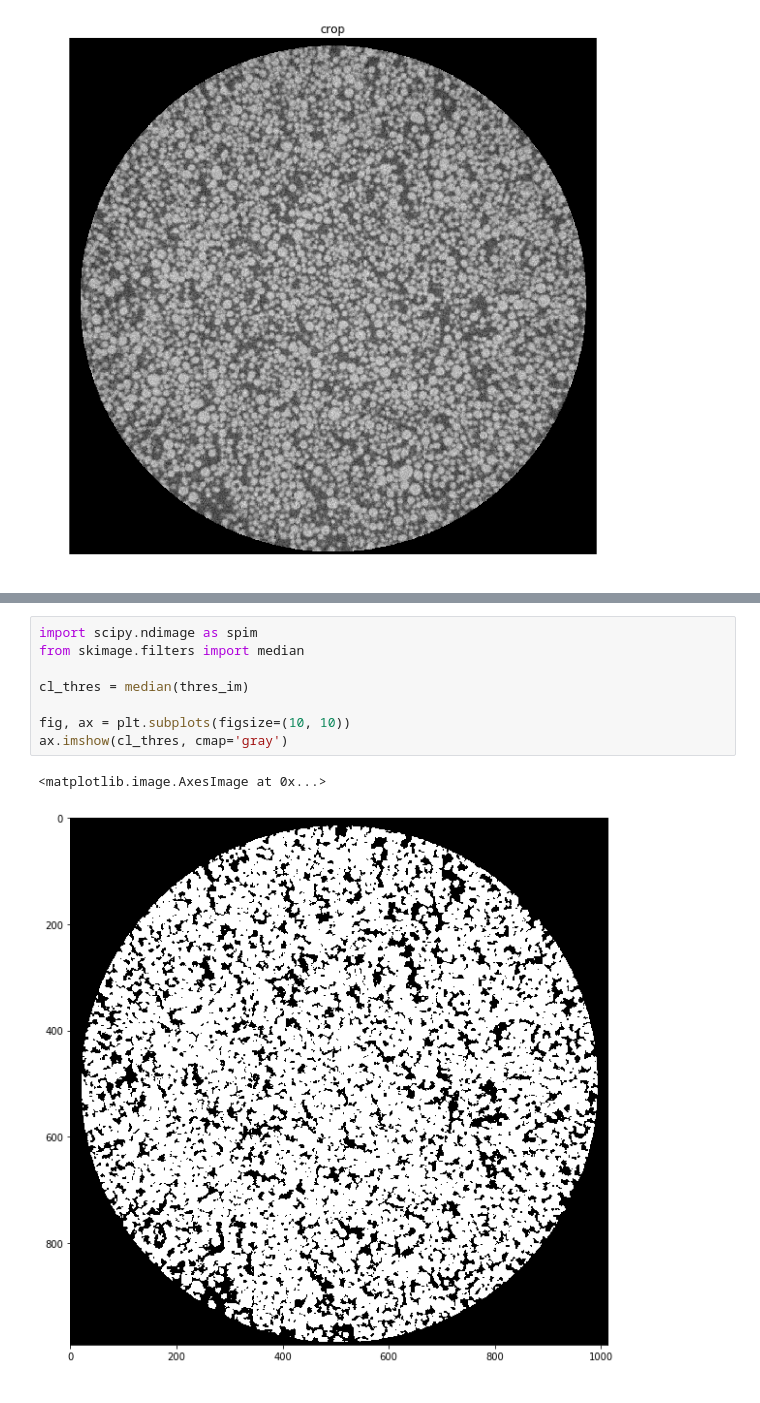
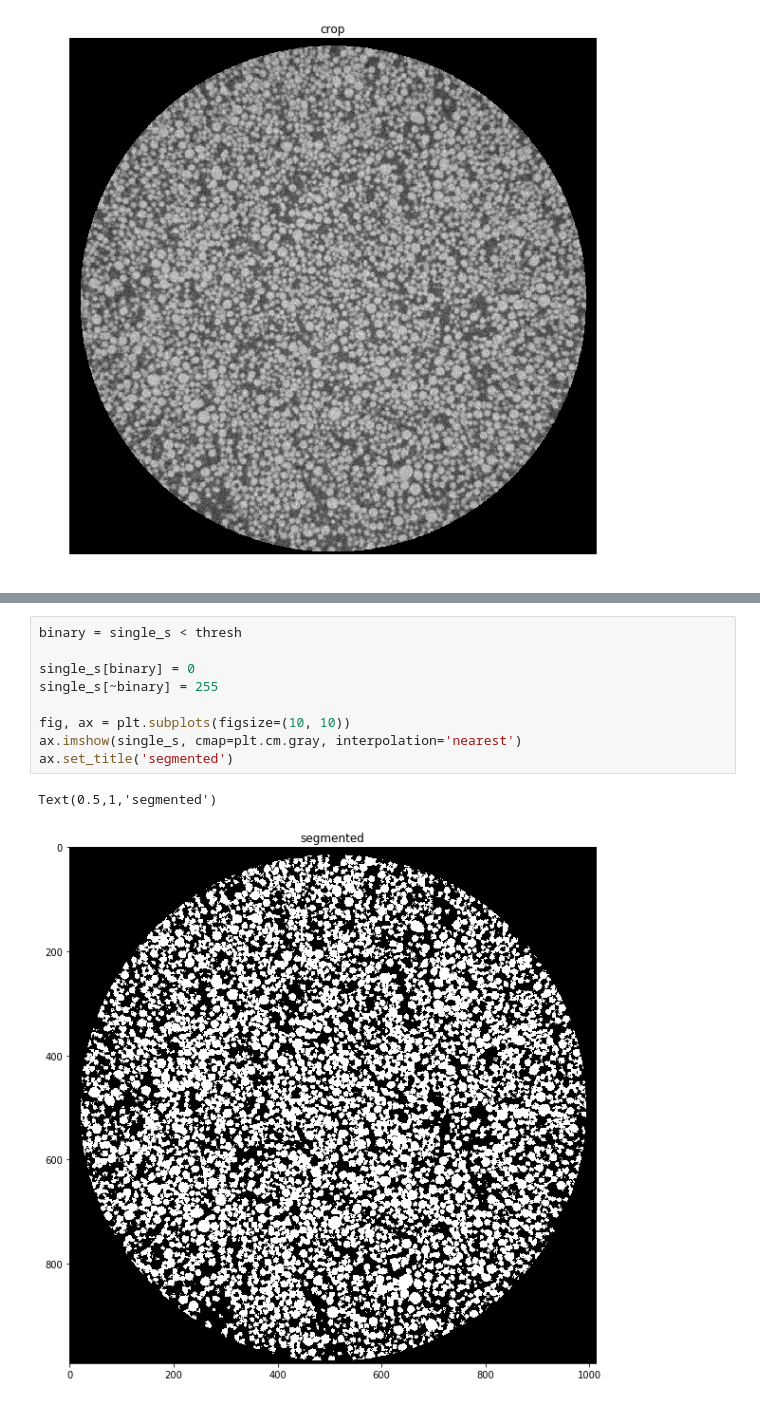
Before and after one commit to rockandsalt/image_segmentation, a Jupyter notebook: image_segmentation.ipynb, the cells around one changed output, grey strips where cells are left out. Saved outputs shown, nothing was run; the diff lists cells and outputs as text.

```diff
--- a/image_segmentation.ipynb
+++ b/image_segmentation.ipynb
@@ -114,11 +83,12 @@ ax.imshow(thres_im, cmap='gray')
-# %%
-import scipy.ndimage as spim
-from skimage.filters import median
-
-cl_thres = median(thres_im)
-
-fig, ax = plt.subplots(figsize=(10, 10))
-ax.imshow(cl_thres, cmap='gray')
-# %% [output]
-<matplotlib.image.AxesImage at 0x...>
-[figure, removed]
+# %%
+binary = single_s < thresh
+
+single_s[binary] = 0
+single_s[~binary] = 255
+
+fig, ax = plt.subplots(figsize=(10, 10))
+ax.imshow(single_s, cmap=plt.cm.gray, interpolation='nearest')
+ax.set_title('segmented')
+# %% [output]
+Text(0.5,1,'segmented')
+[figure, added]
```
Also changed, not shown: parts of 5 cells of this notebook.
